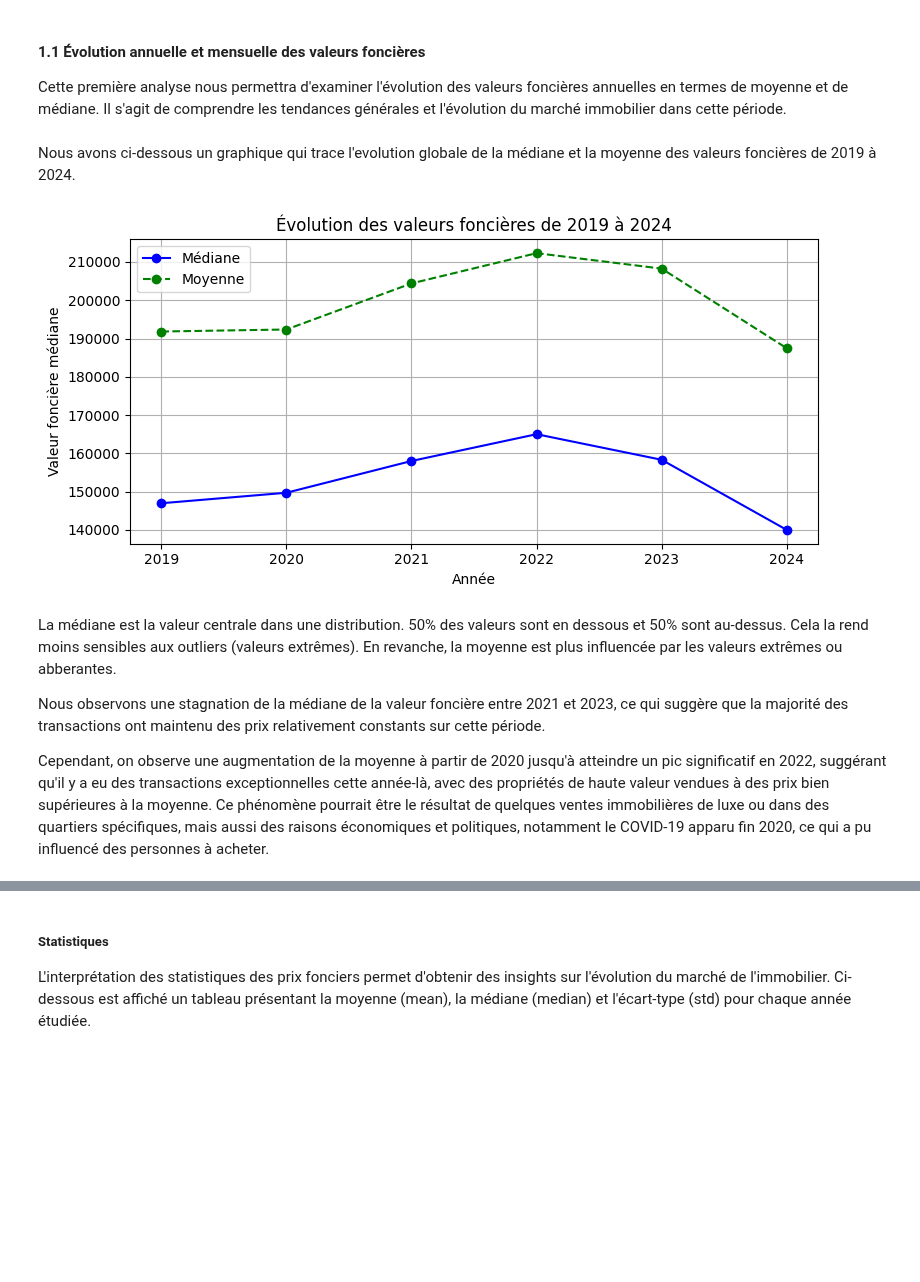
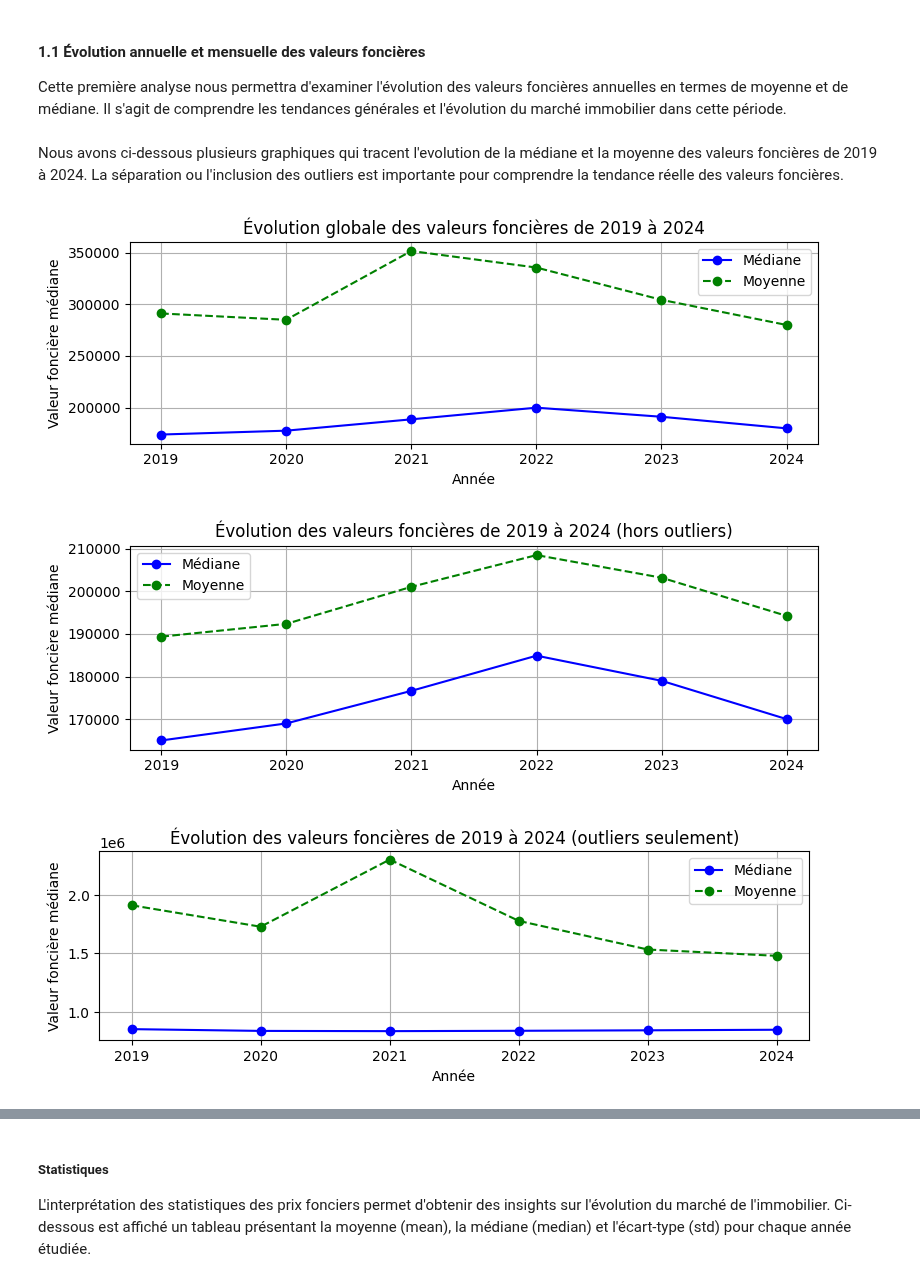
Before and after one commit to Kal3idoscope/Land-data-analysis-French-market, a Jupyter notebook: trends_forecast_.ipynb, the cells around one changed output, grey strips where cells are left out. Saved outputs shown, nothing was run; the diff lists cells and outputs as text; code cells hidden in the pictures; blank space fills up the shorter version.

```diff
--- a/trends_forecast_.ipynb
+++ b/trends_forecast_.ipynb
@@ -69,4 +87,6 @@ dtype: int64
 # %%
 #### CHECK DUPLICATES ####
 df_clean.drop_duplicates(keep='last', inplace=True)
-df_clean.duplicated().sum()
+df_clean = df_clean.sort_values('Date mutation').drop_duplicates(subset=['Valeur fonciere', 'Code postal', 'Commune', 'Nature mutation', 'Annee'], keep='last')
+
+# df_clean.duplicated().sum()
@@ -107,16 +134,9 @@ high_value_properties_sorted = high_values.sort_values('Valeur fonciere', ascend
 # %% [markdown]
 ### Outliers ###
 # %%
-import numpy as np
 Q1 = df_clean['Valeur fonciere'].quantile(0.25)
 Q3 = df_clean['Valeur fonciere'].quantile(0.75)
 IQR = Q3 - Q1
 
 lower_bound = Q1 - 1.5 * IQR
 upper_bound = Q3 + 1.5 * IQR
-
-df_clean['Valeur fonciere log'] = df_clean['Valeur fonciere'].apply(lambda x: np.log(x + 1))  # +1 pour éviter log(0)
-
-outliers = df_clean[(df_clean['Valeur fonciere'] < lower_bound) |
-                    (df_clean['Valeur fonciere'] > upper_bound)]
-outliers.groupby(['Annee', 'Type local'])['Valeur fonciere'].agg(['count', 'mean', 'std'])
@@ -143,8 +144,3 @@ outliers.groupby(['Annee', 'Type local'])['Valeur fonciere'].agg(['count', 'mean
 #### Stock des valeurs outliers ####
 # %% [markdown]
 D'autre part, nous créeons un Data Frame qui exclut les outliers, un autre Data Frame qui inclut les outliers seulement.
-# %%
-median_value = df_clean['Valeur fonciere'].median()
-df_wo_outliers= df_clean.copy()
-df_clean['Valeur fonciere'] = np.where(df_clean['Valeur fonciere'] > upper_bound, upper_bound, df_clean['Valeur fonciere'])
-df_clean['Valeur fonciere'] = np.where(df_clean['Valeur fonciere'] < lower_bound, lower_bound, df_clean['Valeur fonciere'])
@@ -256,30 +284,60 @@ Nous allons examiner comment les moyennes et les médianes des valeurs foncière
 
 Cette première analyse nous permettra d'examiner l'évolution des valeurs foncières annuelles en termes de moyenne et de médiane. Il s'agit de comprendre les tendances générales et l'évolution du marché immobilier dans cette période.
 # %% [markdown]
-Nous avons ci-dessous un graphique qui trace l'evolution globale de la médiane et la moyenne des valeurs foncières de 2019 à 2024.
+Nous avons ci-dessous plusieurs graphiques qui tracent l'evolution de la médiane et la moyenne des valeurs foncières de 2019 à 2024. La séparation ou l'inclusion des outliers est importante pour comprendre la tendance réelle des valeurs foncières.
 # %%
 # Calcul de la médiane et de la moyenne par année
 median_peryear = df_clean.groupby('Annee')['Valeur fonciere'].median().reset_index()
 mean_peryear = df_clean.groupby('Annee')['Valeur fonciere'].mean().reset_index()
-def plot_evolution_valeurs():
-    plt.figure(figsize=(8, 4))
+def plot_evolution_all():
+    plt.figure(figsize=(8, 3))
     plt.plot(median_peryear['Annee'], median_peryear['Valeur fonciere'], marker='o', label='Médiane', color='blue')
     plt.plot(mean_peryear['Annee'], mean_peryear['Valeur fonciere'], marker='o', label='Moyenne', color='green', linestyle='--')
 
-    plt.title('Évolution des valeurs foncières de 2019 à 2024')
+    plt.title('Évolution globale des valeurs foncières de 2019 à 2024')
     plt.xlabel('Année')
     plt.ylabel('Valeur foncière médiane')
     plt.legend()
     plt.grid(True)
     plt.tight_layout()
     plt.show()
 
-plot_evolution_valeurs()
+plot_evolution_all()
+
+median_nonoutliers=non_outliers.groupby('Annee')['Valeur fonciere'].median().reset_index()
+mean_nonoutliers=non_outliers.groupby('Annee')['Valeur fonciere'].mean().reset_index()
+
+def plot_evolution_nonoutliers():
+    plt.figure(figsize=(8, 3))
+    plt.plot(median_nonoutliers['Annee'], median_nonoutliers['Valeur fonciere'], marker='o', label='Médiane', color='blue')
+    plt.plot(mean_nonoutliers['Annee'], mean_nonoutliers['Valeur fonciere'], marker='o', label='Moyenne', color='green', linestyle='--')
+
+    plt.title('Évolution des valeurs foncières de 2019 à 2024 (hors outliers)')
+    plt.xlabel('Année')
+    plt.ylabel('Valeur foncière médiane')
+    plt.legend()
+    plt.grid(True)
+    plt.tight_layout()
+    plt.show()
+plot_evolution_nonoutliers()
+
+median_outliers=outliers.groupby('Annee')['Valeur fonciere'].median().reset_index()
+mean_outliers=outliers.groupby('Annee')['Valeur fonciere'].mean().reset_index()
+
+def plot_evolution_outliers():
+    plt.figure(figsize=(8, 3))
+    plt.plot(median_outliers['Annee'], median_outliers['Valeur fonciere'], marker='o', label='Médiane', color='blue')
+    plt.plot(mean_outliers['Annee'], mean_outliers['Valeur fonciere'], marker='o', label='Moyenne', color='green', linestyle='--')
+
+    plt.title('Évolution des valeurs foncières de 2019 à 2024 (outliers seulement)')
+    plt.xlabel('Année')
+    plt.ylabel('Valeur foncière médiane')
+    plt.legend()
+    plt.grid(True)
+    plt.tight_layout()
+    plt.show()
+plot_evolution_outliers()
 # %% [output]
-[figure, old version]
+[figure, new version]
+[figure, added]
+[figure, added]
-# %% [markdown]
-La médiane est la valeur centrale dans une distribution. 50% des valeurs sont en dessous et 50% sont au-dessus. Cela la rend moins sensibles aux outliers (valeurs extrêmes). En revanche, la moyenne est plus influencée par les valeurs extrêmes ou abberantes.
-
-Nous observons une stagnation de la médiane de la valeur foncière entre 2021 et 2023, ce qui suggère que la majorité des transactions ont maintenu des prix relativement constants sur cette période.
-
-Cependant, on observe une augmentation de la moyenne à partir de 2020 jusqu'à atteindre un pic significatif en 2022, suggérant qu'il y a eu des transactions exceptionnelles cette année-là, avec des propriétés de haute valeur vendues à des prix bien supérieures à la moyenne. Ce phénomène pourrait être le résultat de quelques ventes immobilières de luxe ou dans des quartiers spécifiques, mais aussi des raisons économiques et politiques, notamment le COVID-19 apparu fin 2020, ce qui a pu influencé des personnes à acheter.
```
Also changed, not shown: parts of 29 cells of this notebook.
